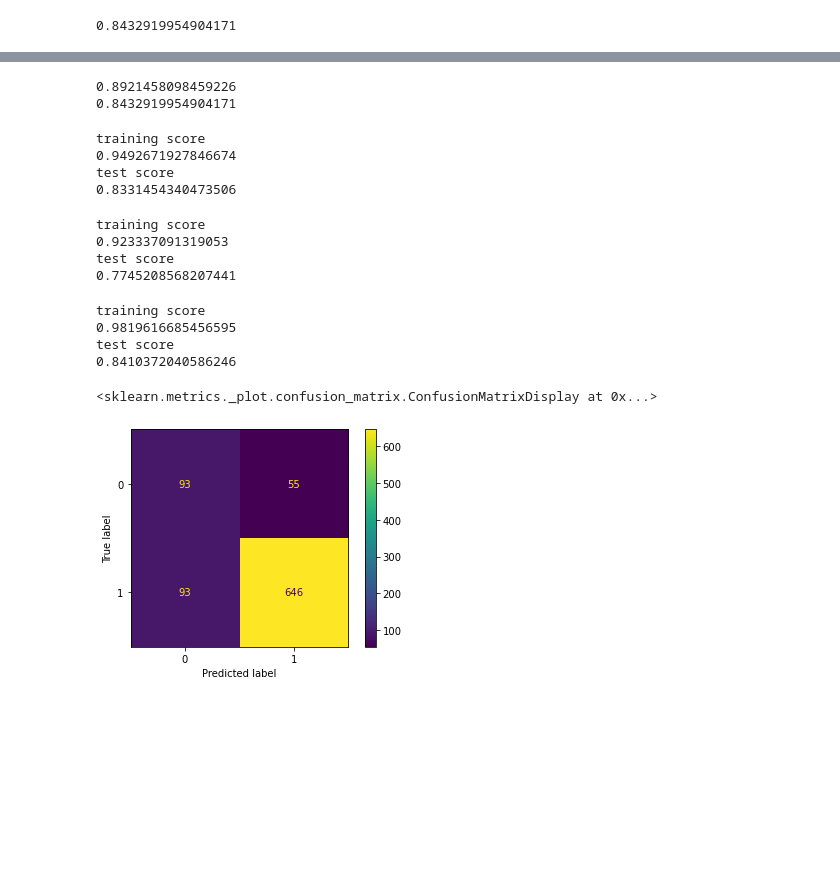
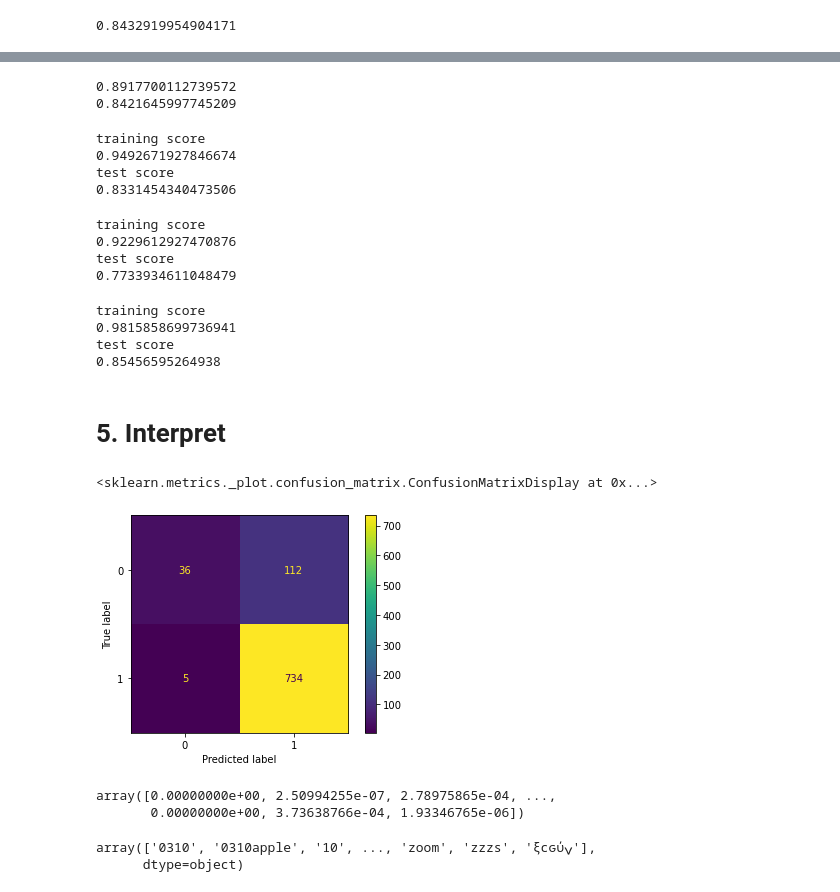
Before and after one commit to Marissa841/Sentiment-Analysis-of-Product-Launch-Tweets-using-Machine-Learning, a Jupyter notebook: nlp_project.ipynb, the cells around one changed output, grey strips where cells are left out. Drawn from its saved outputs; the diff is of its cells as text; code cells hidden in the pictures; blank space fills up the shorter version.

Commit message:
Update visualizations

```diff
--- a/nlp_project.ipynb
+++ b/nlp_project.ipynb
@@ -321,10 +266,10 @@ f1_score(y_test, rf.predict(X_test_bow))
 # %%
-rf = RandomForestClassifier(max_depth=50)
+rf50 = RandomForestClassifier(max_depth=50)
 
-rf.fit(X_train_bow, y_train)
+rf50.fit(X_train_bow, y_train)
 
 # training accuracy
-print(f1_score(y_train, rf.predict(X_train_bow)))
+print(f1_score(y_train, rf50.predict(X_train_bow)))
 # testing accuracy
-print(f1_score(y_test, rf.predict(X_test_bow)))
+print(f1_score(y_test, rf50.predict(X_test_bow)))
 # %% [output]
@@ -365,9 +310,9 @@ f1_score(y_test, dt.predict(X_test_bow))
 # %%
 # random forest classifier, class_weight("balanced")
-rf = RandomForestClassifier(class_weight="balanced")
+rfcwb = RandomForestClassifier(class_weight="balanced")
 
-rf.fit(X_train_bow, y_train)
+rfcwb.fit(X_train_bow, y_train)
 
 # training accuracy
-f1_score(y_train, rf.predict(X_train_bow))
+f1_score(y_train, rfcwb.predict(X_train_bow))
 # %% [output]
@@ -421,15 +365,15 @@ test score
 # %%
-rf = RandomForestClassifier(max_depth=50)
+rf50_tfidf= RandomForestClassifier(max_depth=50)
 
-rf.fit(X_train_tf, y_train)
+rf50_tfidf.fit(X_train_tf, y_train)
 
 # training accuracy
-print(rf.score(X_train_tf, y_train))
+print(rf50_tfidf.score(X_train_tf, y_train))
 # testing accuracy
-print(rf.score(X_test_tf, y_test))
+print(rf50_tfidf.score(X_test_tf, y_test))
 # %% [output]
-0.8921458098459226
-0.8432919954904171
+0.8917700112739572
+0.8421645997745209
 # %%
 ### lr, dt, rf class_weight=balanced on tfidf data
 # %%
@@ -459,25 +403,37 @@ print(f"test score")
 print(dt.score(X_test_tf, y_test))
 # %% [output]
 training score
-0.923337091319053
+0.9229612927470876
 test score
-0.7745208568207441
+0.7733934611048479
 # %%
-rf = RandomForestClassifier(max_depth=50, class_weight="balanced")
+rf50_cwb_tfidf = RandomForestClassifier(max_depth=50, class_weight="balanced")
 
-rf.fit(X_train_tf, y_train)
+rf50_cwb_tfidf.fit(X_train_tf, y_train)
 
 print(f"training score")
-print(rf.score(X_train_tf, y_train))
+print(rf50_cwb_tfidf.score(X_train_tf, y_train))
 print(f"test score")
-print(rf.score(X_test_tf, y_test))
+print(rf50_cwb_tfidf.score(X_test_tf, y_test))
 # %% [output]
 training score
-0.9819616685456595
+0.9815858699736941
 test score
-0.8410372040586246
+0.85456595264938
+# %% [markdown]
+# 5. Interpret
 # %%
-plot_confusion_matrix(lr, X_test_tf, y_test)
+plot_confusion_matrix(rf, X_test_bow, y_test)
 # %% [output]
 <sklearn.metrics._plot.confusion_matrix.ConfusionMatrixDisplay at 0x...>
-[figure, old version]
+[figure, new version]
+# %%
+rf.feature_importances_
+# %% [output]
+array([0.00000000e+00, 2.50994255e-07, 2.78975865e-04, ...,
+       0.00000000e+00, 3.73638766e-04, 1.93346765e-06])
+# %%
+vectorizer.get_feature_names_out()
+# %% [output]
+array(['0310', '0310apple', '10', ..., 'zoom', 'zzzs', 'ξсԍύݍ'],
+      dtype=object)
```
Also changed, not shown: parts of 50 cells of this notebook.
